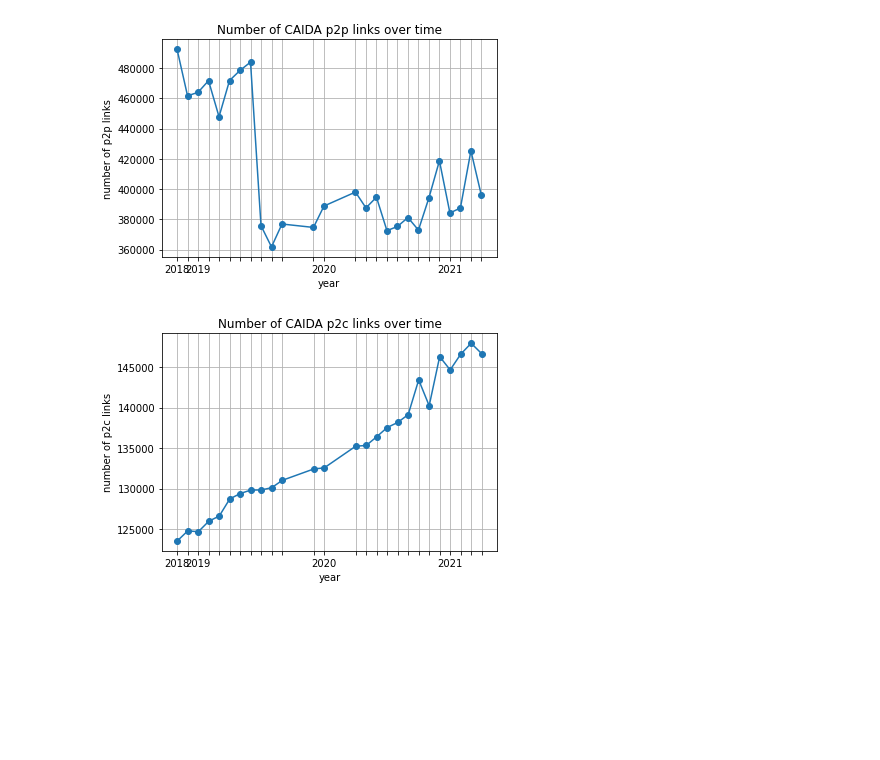
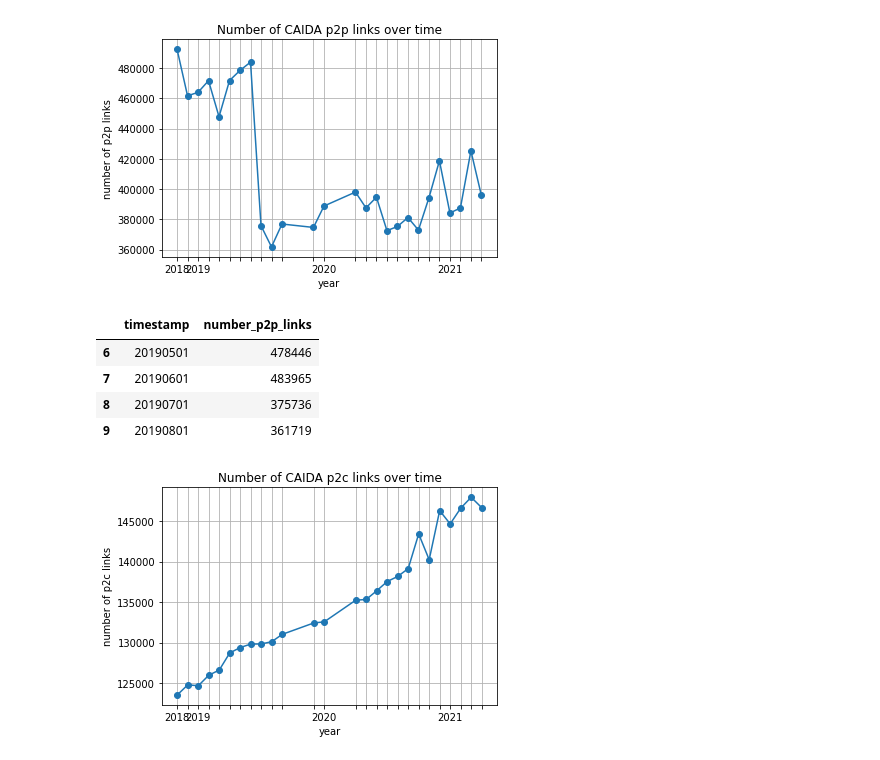
Before and after one commit to Viperine2022/projet_long_GCN_internet, a Jupyter notebook: IMPLANTATION/CAIDA/metadata_overview.ipynb, the cells around one changed output. Drawn from its saved outputs; the diff is of its cells as text; code cells hidden in the pictures; blank space fills up the shorter version.

```diff
--- a/IMPLANTATION/CAIDA/metadata_overview.ipynb
+++ b/IMPLANTATION/CAIDA/metadata_overview.ipynb
@@ -154,6 +154,18 @@ plt.title('Number of CAIDA p2p links over time')
 plt.show()
 # %% [output]
 [figure]
+# %%
+#####################################################
+# drop of p2p links between june 2019 and july 2019
+#####################################################
+
+dataset_features[['timestamp', 'number_p2p_links']][6:10]
+# %% [output]
+|  | timestamp | number_p2p_links |
+| 6 | 20190501 | 478446 |
+| 7 | 20190601 | 483965 |
+| 8 | 20190701 | 375736 |
+| 9 | 20190801 | 361719 |
 # %%
 plt.xticks(dataset_features['scaled_date'], years_to_plot)
 plt.plot(dataset_features['scaled_date'], dataset_features['number_p2c_links'], '-o')
```
Also changed, not shown: 2 other files.
